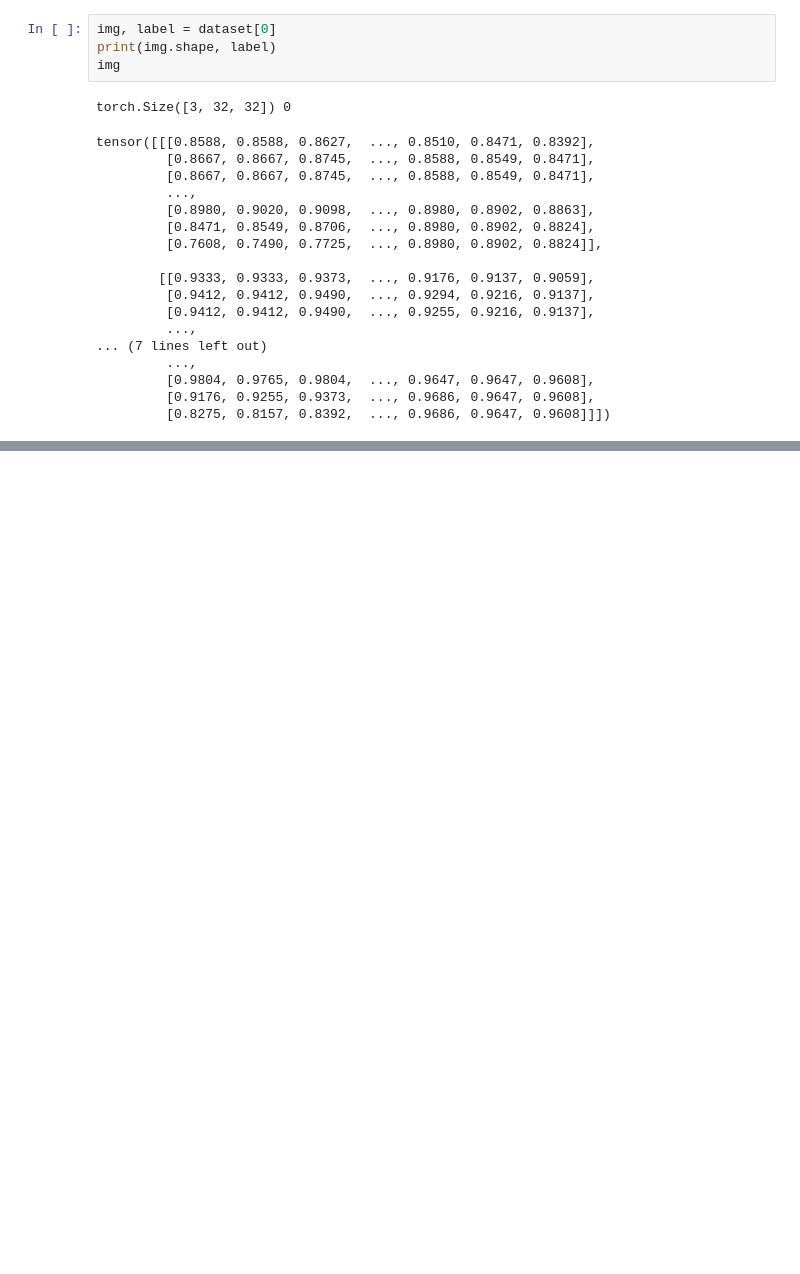
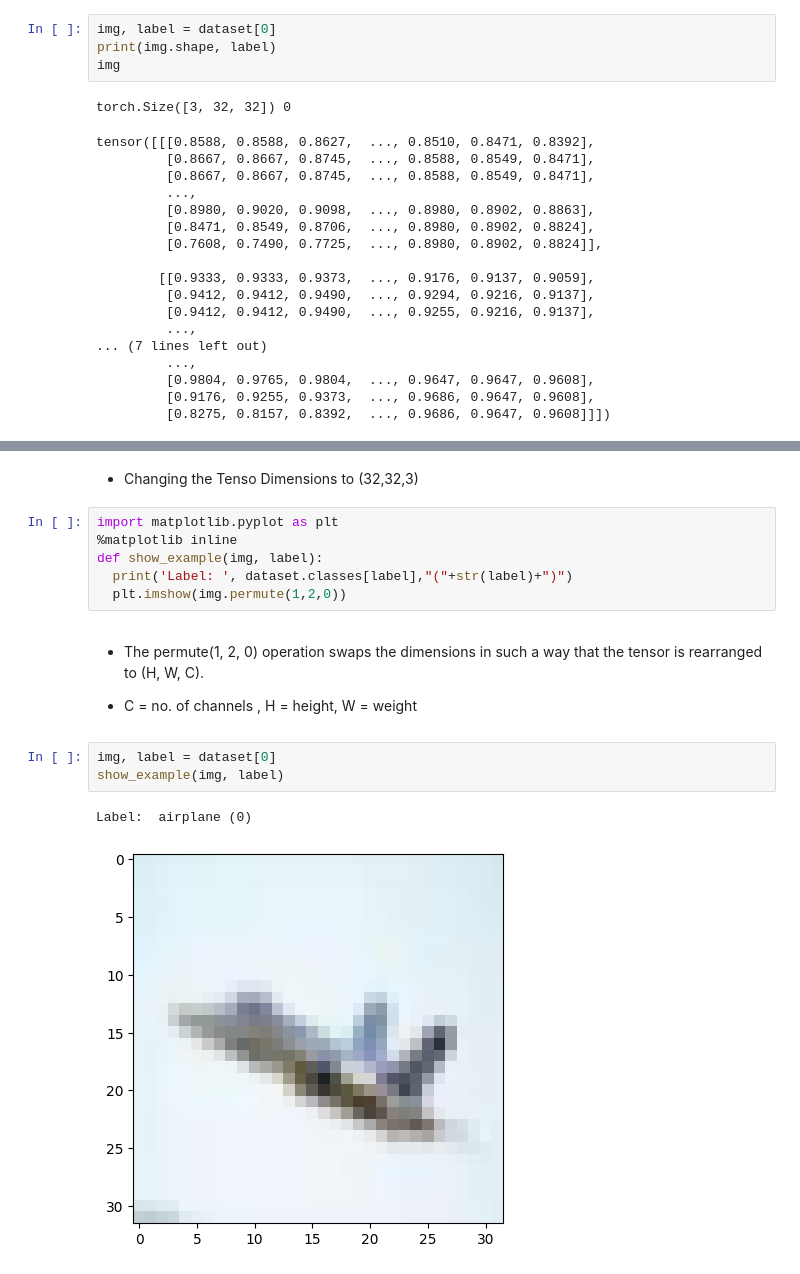
Before and after one commit to TadieB/pytorch-collab, a Jupyter notebook: DeepCNN.ipynb, the cells around one changed output, grey strips where cells are left out. Cells and saved outputs as stored; diff of their text form; blank space fills up the shorter version.

```diff
--- a/DeepCNN.ipynb
+++ b/DeepCNN.ipynb
@@ -97,0 +136,18 @@ tensor([[[0.8588, 0.8588, 0.8627,  ..., 0.8510, 0.8471, 0.8392],
+# %% [markdown]
++ Changing the Tenso Dimensions to (32,32,3)
+# %%
+import matplotlib.pyplot as plt
+%matplotlib inline
+def show_example(img, label):
+  print('Label: ', dataset.classes[label],"("+str(label)+")")
+  plt.imshow(img.permute(1,2,0))
+# %% [markdown]
++ The permute(1, 2, 0) operation swaps the dimensions in such a way that the tensor is rearranged to (H, W, C).
+
++ C = no. of channels , H = height, W = weight
+# %%
+img, label = dataset[0]
+show_example(img, label)
+# %% [output]
+Label:  airplane (0)
+[figure, added]
```
Also changed, not shown: parts of 4 cells of this notebook.
